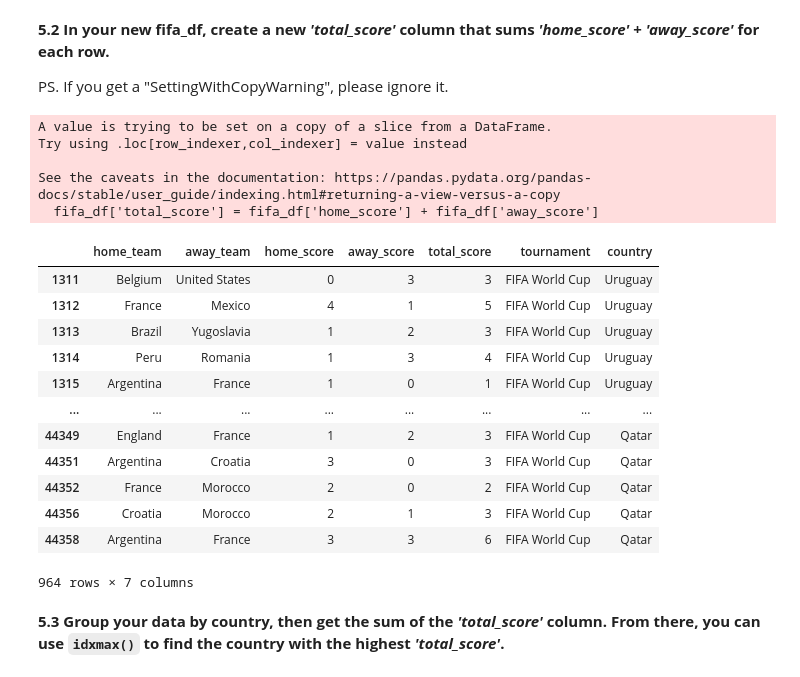
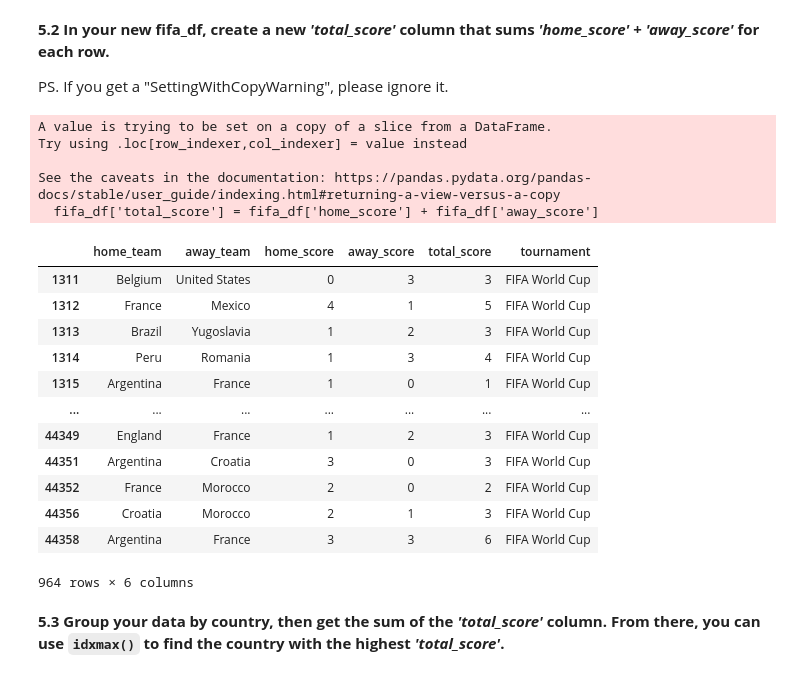
Before and after one commit to jomaly15/DS-admissions-challenge, a Jupyter notebook: JO - Project Submission.ipynb, the cells around one changed output. Drawn from its saved outputs; the diff is of its cells as text; code cells hidden in the pictures.

```diff
--- a/JO - Project Submission.ipynb
+++ b/JO - Project Submission.ipynb
@@ -175,26 +175,26 @@ PS. If you get a "SettingWithCopyWarning", please ignore it.
 # %%
 df = pd.read_csv('results.csv')
 fifa_df = df[(df['tournament'] == 'FIFA World Cup')]
 fifa_df['total_score'] = fifa_df['home_score'] + fifa_df['away_score']
-fifa_df[['home_team','away_team','home_score','away_score','total_score','tournament','country']]
+fifa_df[['home_team','away_team','home_score','away_score','total_score','tournament']]
 # %% [output]
 A value is trying to be set on a copy of a slice from a DataFrame.
 Try using .loc[row_indexer,col_indexer] = value instead
 
 See the caveats in the documentation: https://pandas.pydata.org/pandas-docs/stable/user_guide/indexing.html#returning-a-view-versus-a-copy
   fifa_df['total_score'] = fifa_df['home_score'] + fifa_df['away_score']
-|  | home_team | away_team | home_score | away_score | total_score | tournament | country |
-| 1311 | Belgium | United States | 0 | 3 | 3 | FIFA World Cup | Uruguay |
-| 1312 | France | Mexico | 4 | 1 | 5 | FIFA World Cup | Uruguay |
-| 1313 | Brazil | Yugoslavia | 1 | 2 | 3 | FIFA World Cup | Uruguay |
-| 1314 | Peru | Romania | 1 | 3 | 4 | FIFA World Cup | Uruguay |
-| 1315 | Argentina | France | 1 | 0 | 1 | FIFA World Cup | Uruguay |
-| ... | ... | ... | ... | ... | ... | ... | ... |
-| 44349 | England | France | 1 | 2 | 3 | FIFA World Cup | Qatar |
-| 44351 | Argentina | Croatia | 3 | 0 | 3 | FIFA World Cup | Qatar |
-| 44352 | France | Morocco | 2 | 0 | 2 | FIFA World Cup | Qatar |
-| 44356 | Croatia | Morocco | 2 | 1 | 3 | FIFA World Cup | Qatar |
-| 44358 | Argentina | France | 3 | 3 | 6 | FIFA World Cup | Qatar |
+|  | home_team | away_team | home_score | away_score | total_score | tournament |
+| 1311 | Belgium | United States | 0 | 3 | 3 | FIFA World Cup |
+| 1312 | France | Mexico | 4 | 1 | 5 | FIFA World Cup |
+| 1313 | Brazil | Yugoslavia | 1 | 2 | 3 | FIFA World Cup |
+| 1314 | Peru | Romania | 1 | 3 | 4 | FIFA World Cup |
+| 1315 | Argentina | France | 1 | 0 | 1 | FIFA World Cup |
+| ... | ... | ... | ... | ... | ... | ... |
+| 44349 | England | France | 1 | 2 | 3 | FIFA World Cup |
+| 44351 | Argentina | Croatia | 3 | 0 | 3 | FIFA World Cup |
+| 44352 | France | Morocco | 2 | 0 | 2 | FIFA World Cup |
+| 44356 | Croatia | Morocco | 2 | 1 | 3 | FIFA World Cup |
+| 44358 | Argentina | France | 3 | 3 | 6 | FIFA World Cup |
-964 rows × 7 columns
+964 rows × 6 columns
 # %% [markdown]
 **5.3 Group your data by country, then get the sum of the _'total_score'_ column. From there, you can use `idxmax()` to find the country with the highest _'total_score'_.**
```
Also changed, not shown: parts of 8 cells of this notebook.
